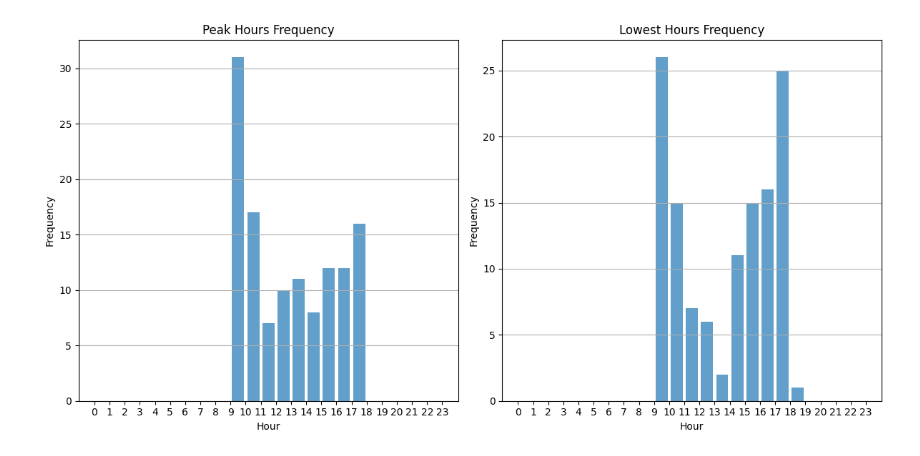
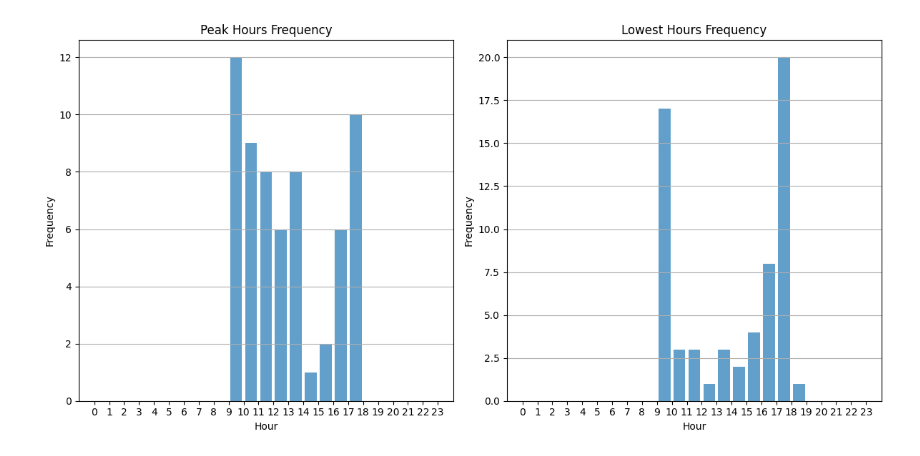
Before and after one commit to MarkovMarkowitz/MarkovMarkowitz, a Jupyter notebook: ON4_RapidAPI_YFinanceJSON_Read_Hourly_Data_v2.ipynb, the cells around one changed output. Drawn from its saved outputs; the diff is of its cells as text; code cells hidden in the pictures.

```diff
--- a/ON4_RapidAPI_YFinanceJSON_Read_Hourly_Data_v2.ipynb
+++ b/ON4_RapidAPI_YFinanceJSON_Read_Hourly_Data_v2.ipynb
@@ -1,15 +1,2 @@
 # %% [markdown]
 <a href="https://colab.research.google.com/github/MarkovMarkowitz/MarkovMarkowitz/blob/main/ON4_RapidAPI_YFinanceJSON_Read_Hourly_Data_v2.ipynb" target="_parent"><img src="https://colab.research.google.com/assets/colab-badge.svg" alt="Open In Colab"/></a>
-# %%
-import requests
-
-url = "https://yahoo-finance127.p.rapidapi.com/historic/ENKAI.IS/1h/6mo"
-
-headers = {
-	"X-RapidAPI-Key": "c4100a6817msh6100fdd804b1ae8p1defa4jsn72757c98b3c0",
-	"X-RapidAPI-Host": "yahoo-finance127.p.rapidapi.com"
-}
-
-response = requests.get(url, headers=headers)
-
-print(response.json())
@@ -179,34 +145,7 @@ print(results_df)
-# %%
-import matplotlib.pyplot as plt
-
-# Create histograms for peak hours and lowest hours
-plt.figure(figsize=(12, 6))
-
-# Histogram for peak hours
-plt.subplot(1, 2, 1)
-plt.hist(results_df['Peak Hour'].dt.hour, bins=range(0, 24), rwidth=0.8, alpha=0.7)
-plt.title('Peak Hours Frequency')
-plt.xlabel('Hour')
-plt.ylabel('Frequency')
-plt.xticks(range(0, 24))
-plt.grid(axis='y')
-
-# Histogram for lowest hours
-plt.subplot(1, 2, 2)
-plt.hist(results_df['Lowest Hour'].dt.hour,bins=range(0, 24), rwidth=0.8, alpha=0.7)
-plt.title('Lowest Hours Frequency')
-plt.xlabel('Hour')
-plt.ylabel('Frequency')
-plt.xticks(range(0, 24))
-plt.grid(axis='y')
-
-# Adjust spacing between subplots
-plt.tight_layout()
-
-# Show the histograms
-plt.show()
-# %% [output]
-[figure, removed]
+# %%
+PlotHistogramOf("KOZAA.IS")
+# %% [output]
+[figure, added]
 # %%
 # ///////////////////////////////////////////////////////////
 # FUNCTIONS FOR ALPHA VANTAGE
```
Also changed, not shown: parts of 8 cells of this notebook.
